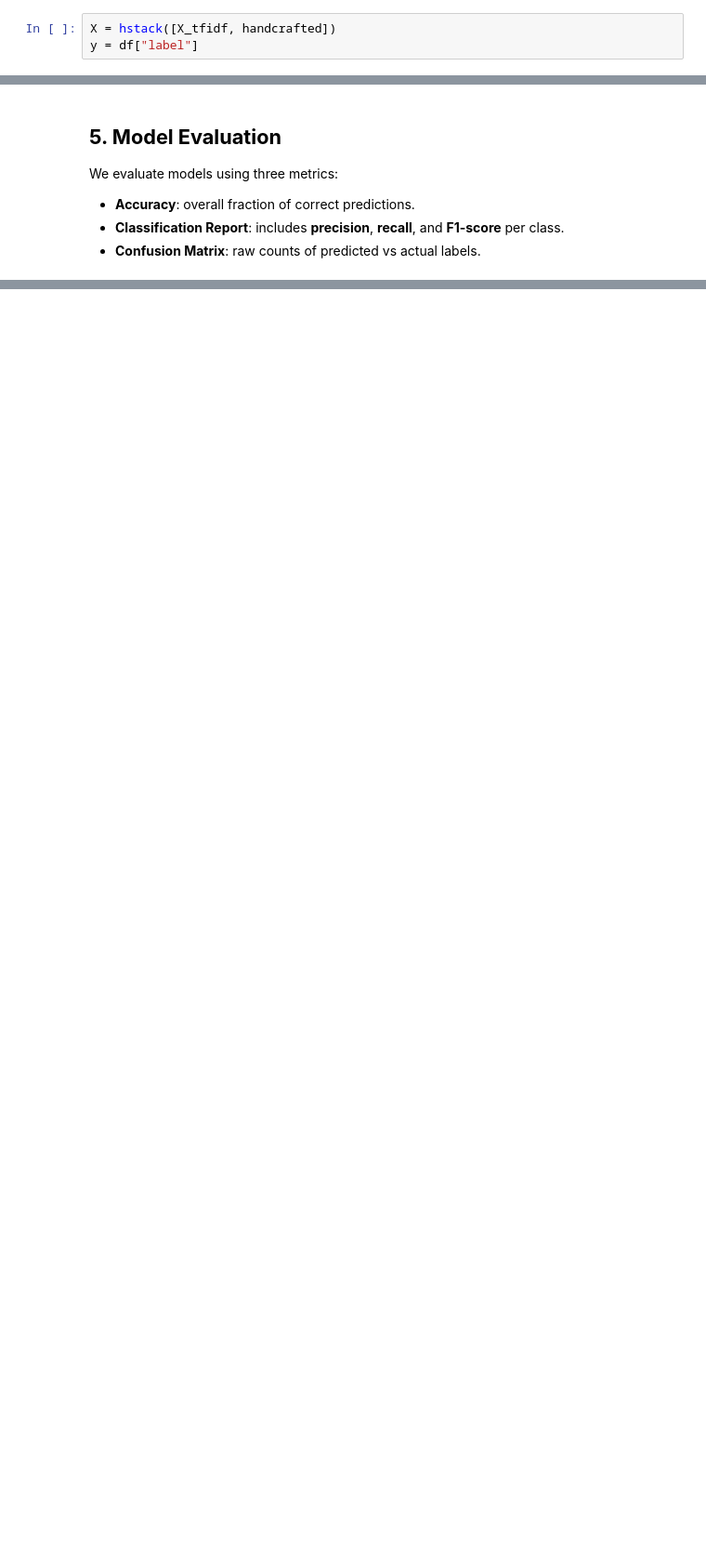
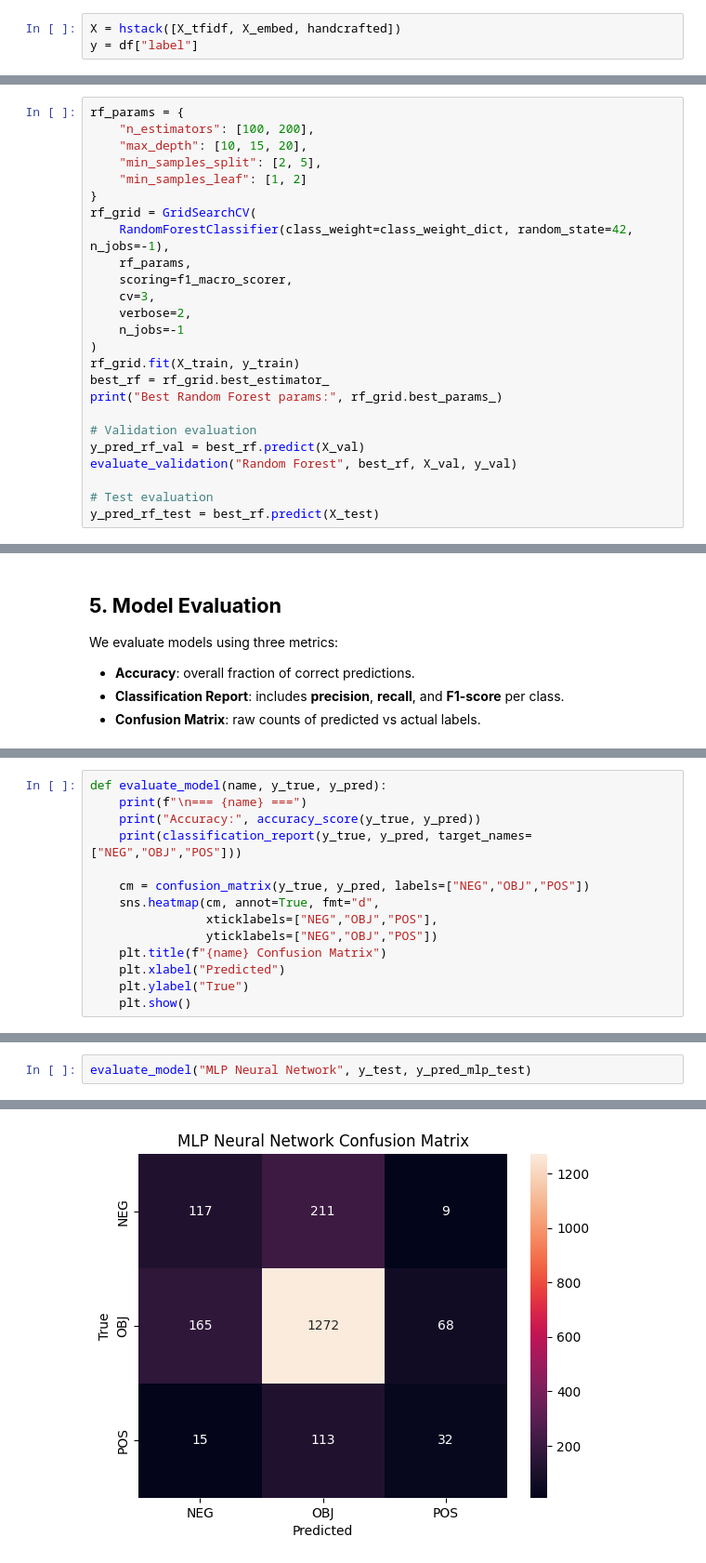
Before and after one commit to IslamAlTaweel/Arabic-Sentiment-Analysis-ML, a Jupyter notebook: ArabicSentiment.ipynb, the cells around one changed output, grey strips where cells are left out. Shown at 93% size. Saved outputs shown, nothing was run; the diff lists cells and outputs as text; blank space fills up the shorter version.

```diff
--- a/ArabicSentiment.ipynb
+++ b/ArabicSentiment.ipynb
@@ -205,5 +269,5 @@ handcrafted = df[["neg_count","dialect","has_positive_emoji","has_negative_emoji
 # %%
-X = hstack([X_tfidf, handcrafted])
+X = hstack([X_tfidf, X_embed, handcrafted])
 y = df["label"]
 # %% [markdown]
 ## **3. Dataset Split**
@@ -241,0 +399,25 @@ We use a feed-forward neural network:
+# %%
+rf_params = {
+    "n_estimators": [100, 200],
+    "max_depth": [10, 15, 20],
+    "min_samples_split": [2, 5],
+    "min_samples_leaf": [1, 2]
+}
+rf_grid = GridSearchCV(
+    RandomForestClassifier(class_weight=class_weight_dict, random_state=42, n_jobs=-1),
+    rf_params,
+    scoring=f1_macro_scorer,
+    cv=3,
+    verbose=2,
+    n_jobs=-1
+)
+rf_grid.fit(X_train, y_train)
+best_rf = rf_grid.best_estimator_
+print("Best Random Forest params:", rf_grid.best_params_)
+
+# Validation evaluation
+y_pred_rf_val = best_rf.predict(X_val)
+evaluate_validation("Random Forest", best_rf, X_val, y_val)
+
+# Test evaluation
+y_pred_rf_test = best_rf.predict(X_test)
@@ -266 +545,15 @@ We evaluate models using three metrics:
+# %%
+def evaluate_model(name, y_true, y_pred):
+    print(f"\n=== {name} ===")
+    print("Accuracy:", accuracy_score(y_true, y_pred))
+    print(classification_report(y_true, y_pred, target_names=["NEG","OBJ","POS"]))
+
+    cm = confusion_matrix(y_true, y_pred, labels=["NEG","OBJ","POS"])
+    sns.heatmap(cm, annot=True, fmt="d",
+                xticklabels=["NEG","OBJ","POS"],
+                yticklabels=["NEG","OBJ","POS"])
+    plt.title(f"{name} Confusion Matrix")
+    plt.xlabel("Predicted")
+    plt.ylabel("True")
+    plt.show()
 # %% [markdown]
@@ -297,0 +561,3 @@ Naïve Bayes Confusion Matrix:
+# %%
+evaluate_model("MLP Neural Network", y_test, y_pred_mlp_test)
+# %% [output]
@@ -297,0 +575 @@ Naïve Bayes Confusion Matrix:
+[figure, added]
```
Also changed, not shown: parts of 47 cells of this notebook.
